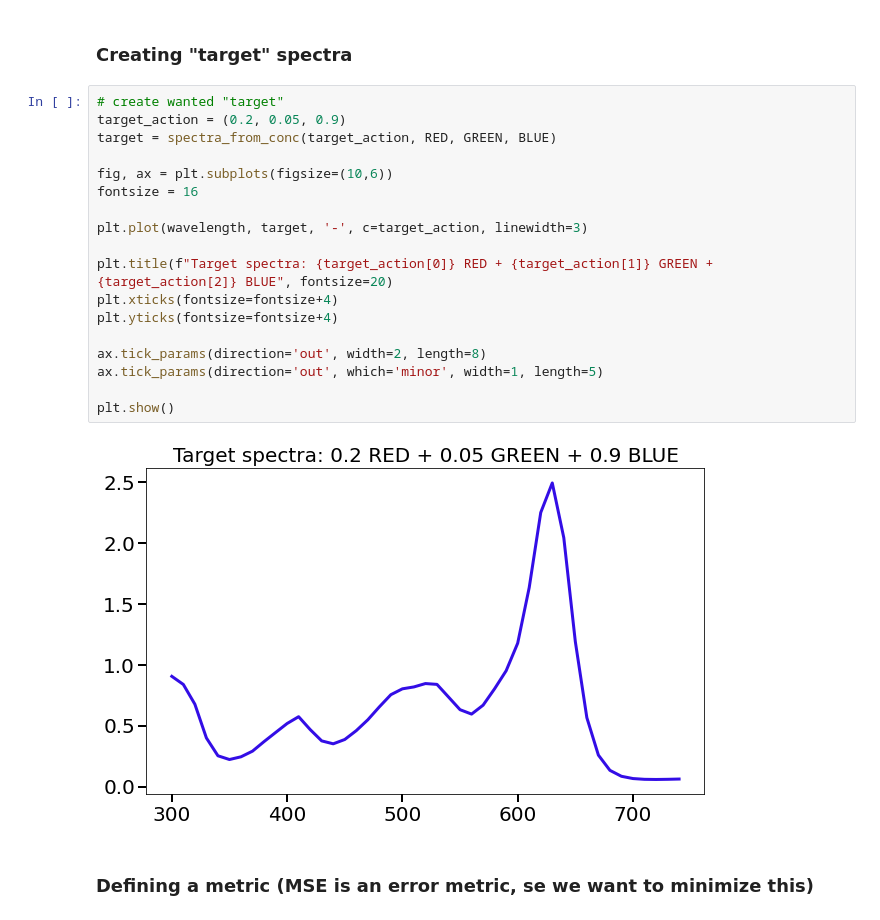
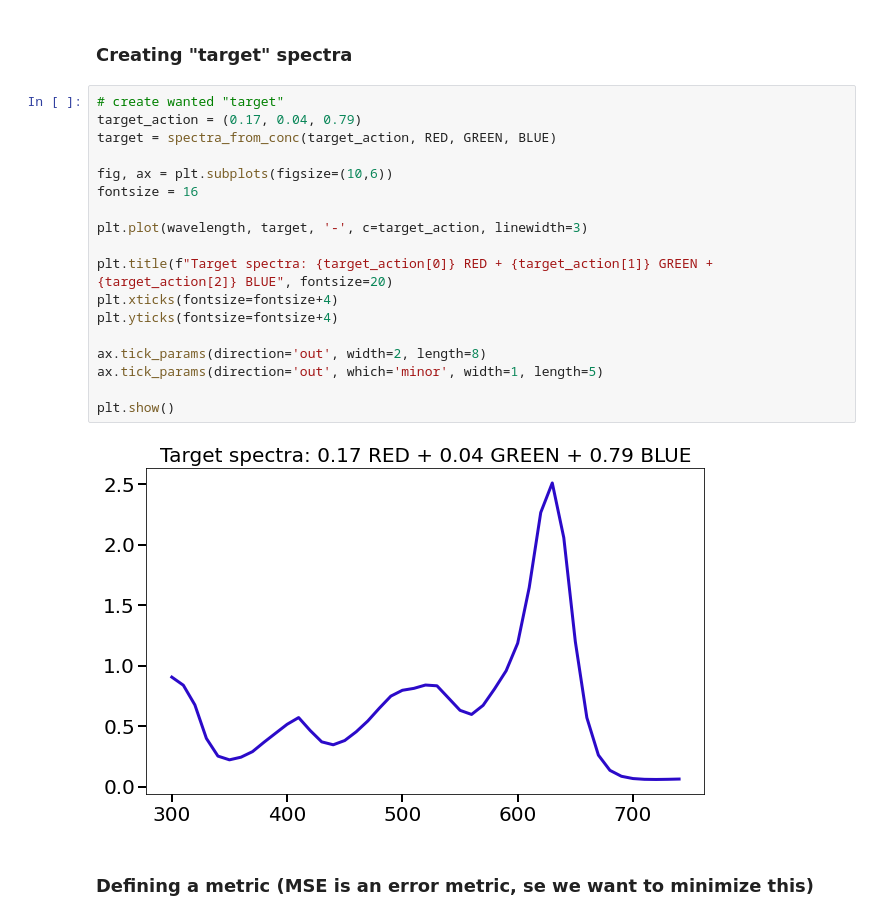
Before and after one commit to REAL-Pipetting/REinforced-Automaton-Learning-REAL-Pipetting, a Jupyter notebook: rlp/UCB/GP_BUCB_Example.ipynb, the cells around one changed output. Cells and saved outputs as stored; diff of their text form.

```diff
--- a/rlp/UCB/GP_BUCB_Example.ipynb
+++ b/rlp/UCB/GP_BUCB_Example.ipynb
@@ -182,24 +182,24 @@ plt.show()
 ### Creating "target" spectra
 # %%
 # create wanted "target"
-target_action = (0.2, 0.05, 0.9)
+target_action = (0.17, 0.04, 0.79)
 target = spectra_from_conc(target_action, RED, GREEN, BLUE)
 
 fig, ax = plt.subplots(figsize=(10,6))
 fontsize = 16
 
 plt.plot(wavelength, target, '-', c=target_action, linewidth=3)
 
 plt.title(f"Target spectra: {target_action[0]} RED + {target_action[1]} GREEN + {target_action[2]} BLUE", fontsize=20)
 plt.xticks(fontsize=fontsize+4)
 plt.yticks(fontsize=fontsize+4)
 
 ax.tick_params(direction='out', width=2, length=8)
 ax.tick_params(direction='out', which='minor', width=1, length=5)
 
 plt.show()
 # %% [output]
-[figure, old version]
+[figure, new version]
 # %% [markdown]
 ### Defining a metric (MSE is an error metric, se we want to minimize this)
 # %%
```
Also changed, not shown: parts of 11 cells of this notebook.
